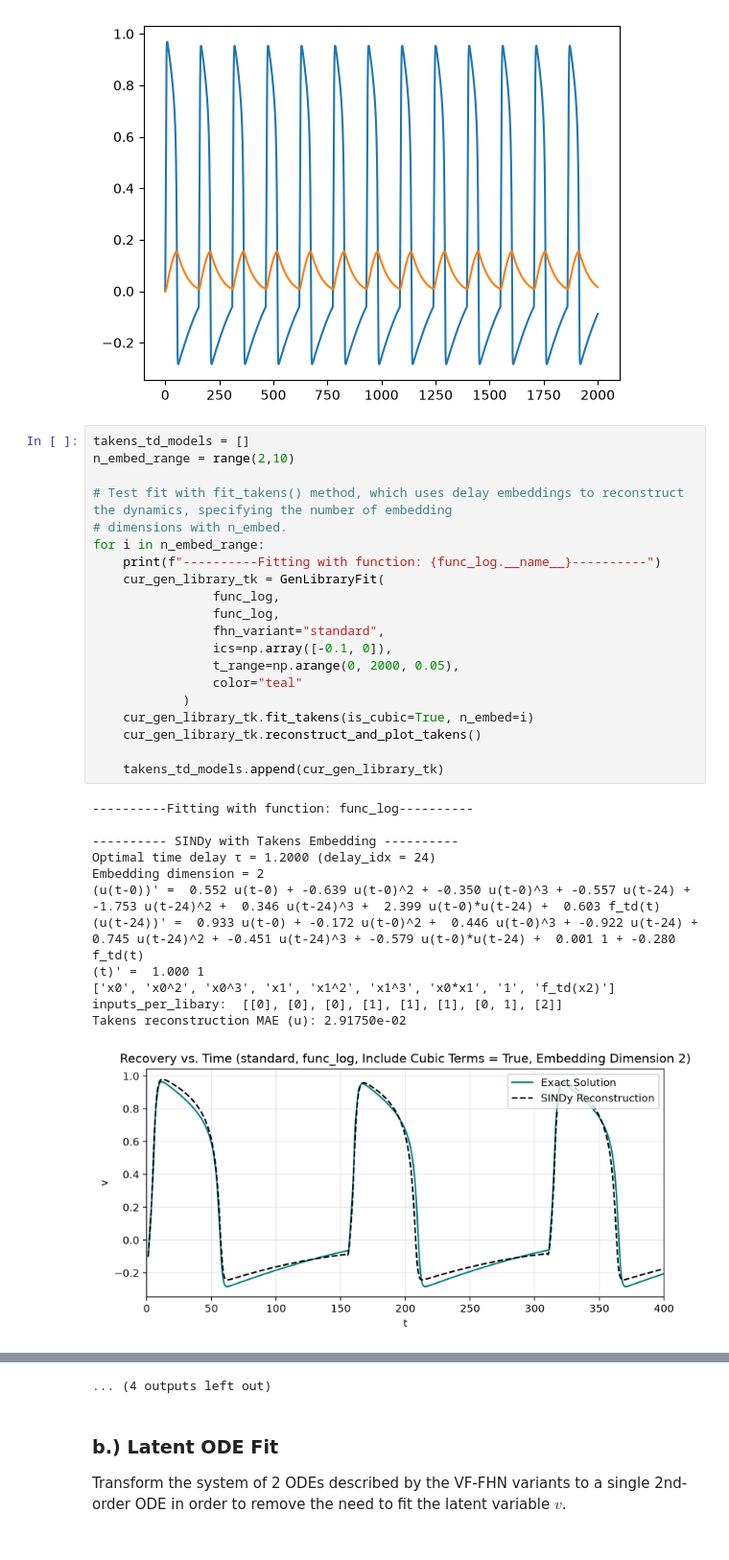
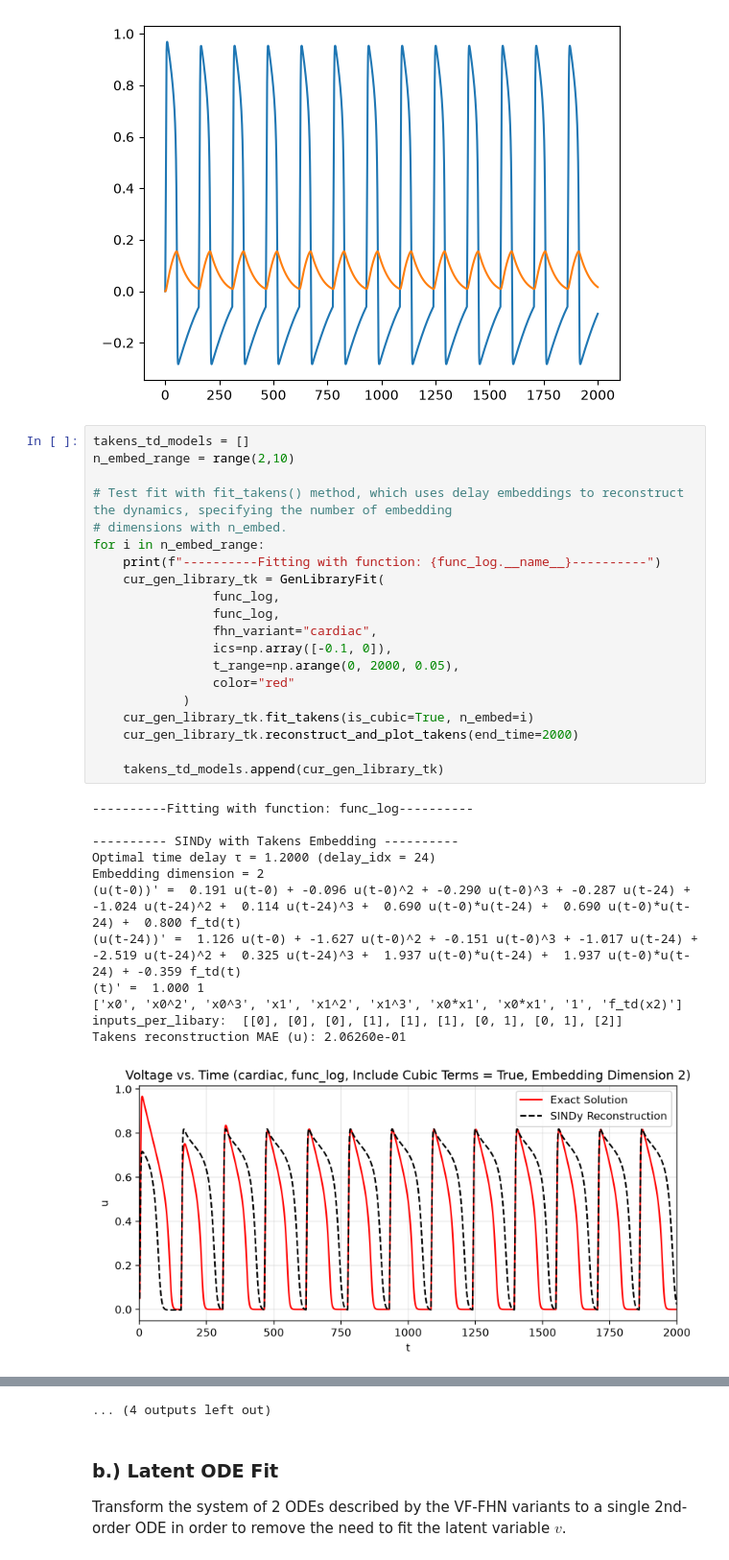
Before and after one commit to cswelch/SINDy-for-Cardiac-Electrophysiology, a Jupyter notebook: SINDy_non_autonomous_test.ipynb, the cells around one changed output, grey strips where cells are left out. Shown at 96% size. Saved outputs shown, nothing was run; the diff lists cells and outputs as text.

```diff
--- a/SINDy_non_autonomous_test.ipynb
+++ b/SINDy_non_autonomous_test.ipynb
@@ -717,36 +751,36 @@ plt.plot(t_fhn, states_fhn)
 # %%
 takens_td_models = []
 n_embed_range = range(2,10)
 
 # Test fit with fit_takens() method, which uses delay embeddings to reconstruct the dynamics, specifying the number of embedding
 # dimensions with n_embed.
 for i in n_embed_range:
     print(f"----------Fitting with function: {func_log.__name__}----------")
     cur_gen_library_tk = GenLibraryFit(
                 func_log,
                 func_log,
-                fhn_variant="standard",
+                fhn_variant="cardiac",
                 ics=np.array([-0.1, 0]),
                 t_range=np.arange(0, 2000, 0.05),
-                color="teal"
+                color="red"
             )
     cur_gen_library_tk.fit_takens(is_cubic=True, n_embed=i)
-    cur_gen_library_tk.reconstruct_and_plot_takens()
+    cur_gen_library_tk.reconstruct_and_plot_takens(end_time=2000)
 
     takens_td_models.append(cur_gen_library_tk)
 # %% [output]
 ----------Fitting with function: func_log----------
 
 ---------- SINDy with Takens Embedding ----------
 Optimal time delay τ = 1.2000 (delay_idx = 24)
 Embedding dimension = 2
-(u(t-0))' =  0.552 u(t-0) + -0.639 u(t-0)^2 + -0.350 u(t-0)^3 + -0.557 u(t-24) + -1.753 u(t-24)^2 +  0.346 u(t-24)^3 +  2.399 u(t-0)*u(t-24) +  0.603 f_td(t)
-(u(t-24))' =  0.933 u(t-0) + -0.172 u(t-0)^2 +  0.446 u(t-0)^3 + -0.922 u(t-24) +  0.745 u(t-24)^2 + -0.451 u(t-24)^3 + -0.579 u(t-0)*u(t-24) +  0.001 1 + -0.280 f_td(t)
+(u(t-0))' =  0.191 u(t-0) + -0.096 u(t-0)^2 + -0.290 u(t-0)^3 + -0.287 u(t-24) + -1.024 u(t-24)^2 +  0.114 u(t-24)^3 +  0.690 u(t-0)*u(t-24) +  0.690 u(t-0)*u(t-24) +  0.800 f_td(t)
+(u(t-24))' =  1.126 u(t-0) + -1.627 u(t-0)^2 + -0.151 u(t-0)^3 + -1.017 u(t-24) + -2.519 u(t-24)^2 +  0.325 u(t-24)^3 +  1.937 u(t-0)*u(t-24) +  1.937 u(t-0)*u(t-24) + -0.359 f_td(t)
 (t)' =  1.000 1
-['x0', 'x0^2', 'x0^3', 'x1', 'x1^2', 'x1^3', 'x0*x1', '1', 'f_td(x2)']
-inputs_per_libary:  [[0], [0], [0], [1], [1], [1], [0, 1], [2]]
-Takens reconstruction MAE (u): 2.91750e-02
+['x0', 'x0^2', 'x0^3', 'x1', 'x1^2', 'x1^3', 'x0*x1', 'x0*x1', '1', 'f_td(x2)']
+inputs_per_libary:  [[0], [0], [0], [1], [1], [1], [0, 1], [0, 1], [2]]
+Takens reconstruction MAE (u): 2.06260e-01
-[figure, old version]
+[figure, new version]
 ----------Fitting with function: func_log----------
 
 ---------- SINDy with Takens Embedding ----------
```
Also changed, not shown: parts of 8 cells of this notebook, 1 other file.
